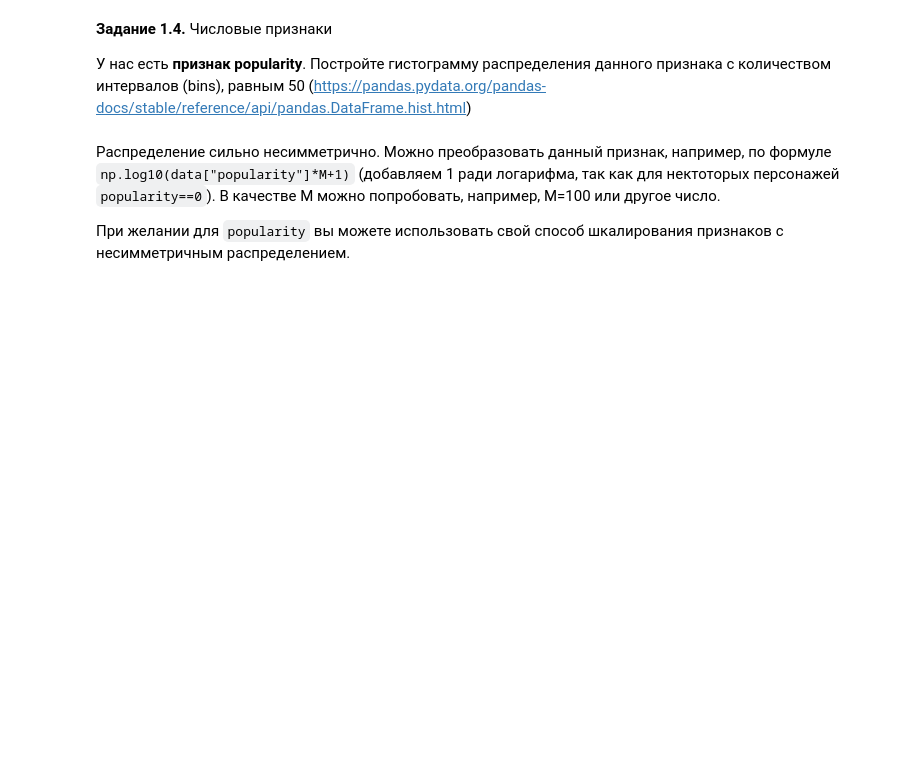
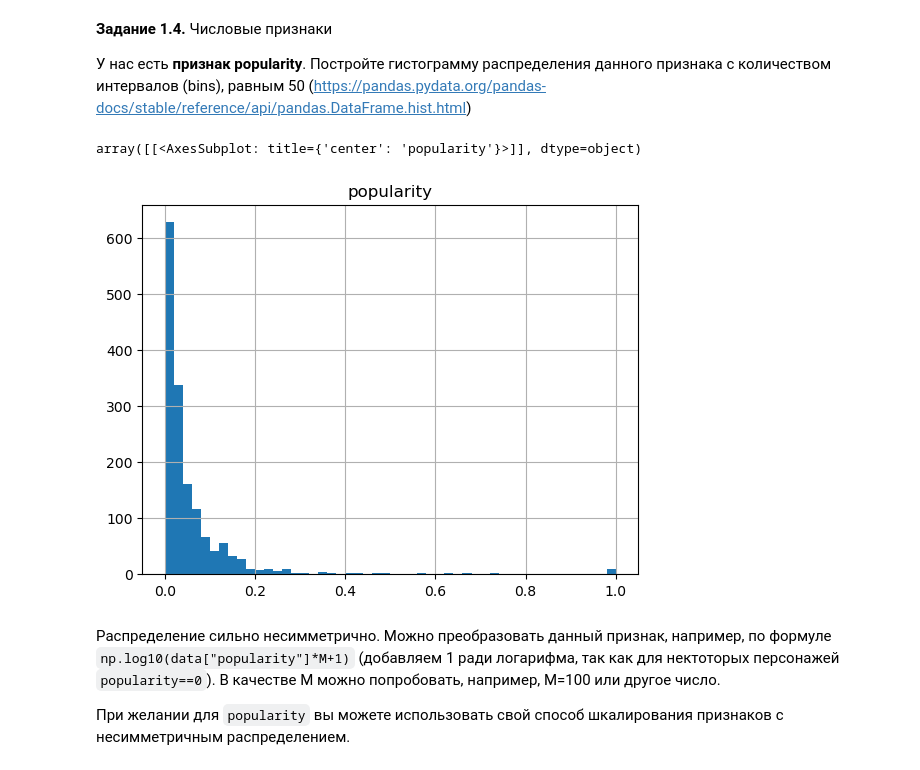
Before and after one commit to taucuya/DLS_1sem, a Jupyter notebook: week_01_ml_intro/Homework/hw_1_game_of_thrones.ipynb, the cells around one changed output. Drawn from its saved outputs; the diff is of its cells as text; code cells hidden in the pictures; blank space fills up the shorter version.

```diff
--- a/week_01_ml_intro/Homework/hw_1_game_of_thrones.ipynb
+++ b/week_01_ml_intro/Homework/hw_1_game_of_thrones.ipynb
@@ -107,0 +101,3 @@ data = # ...
+# %%
+data = pd.read_csv("game_of_thrones_test.csv", index_col="S.No")
+data.head()
@@ -139,6 +191,11 @@ data.describe(include = [...]).T[['count', 'min', 'max']]
 **Задание 1.4.** Числовые признаки
 
 У нас есть **признак popularity**. Постройте гистограмму распределения данного признака с количеством интервалов (bins), равным 50 (https://pandas.pydata.org/pandas-docs/stable/reference/api/pandas.DataFrame.hist.html)
+# %%
+data.hist(column='popularity', bins=50)
+# %% [output]
+array([[<AxesSubplot: title={'center': 'popularity'}>]], dtype=object)
+[figure, added]
 # %% [markdown]
 Распределение сильно несимметрично. Можно преобразовать данный признак, например, по формуле `np.log10(data["popularity"]*M+1)` (добавляем 1 ради логарифма, так как для нектоторых персонажей `popularity==0`). В качестве M можно попробовать, например, M=100 или другое число.
 
```
Also changed, not shown: parts of 42 cells of this notebook.
